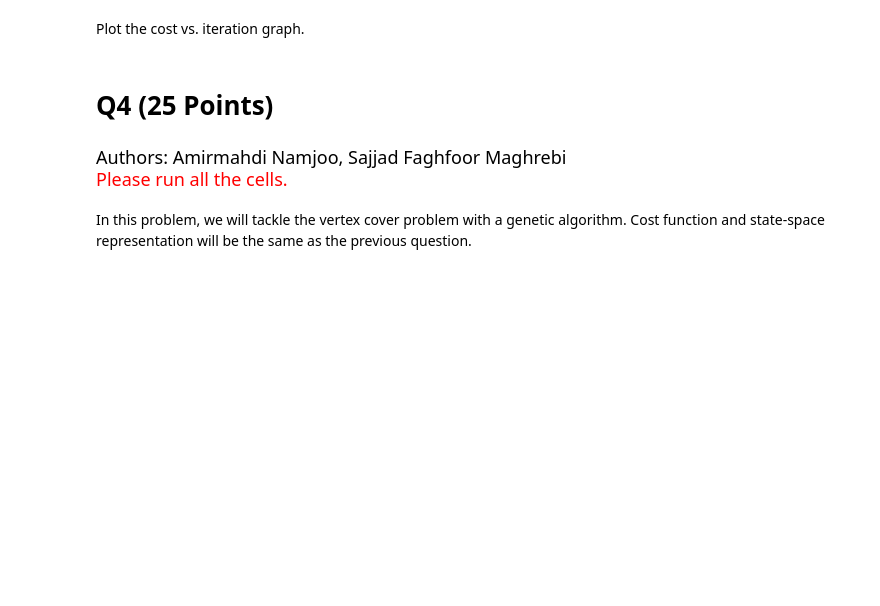
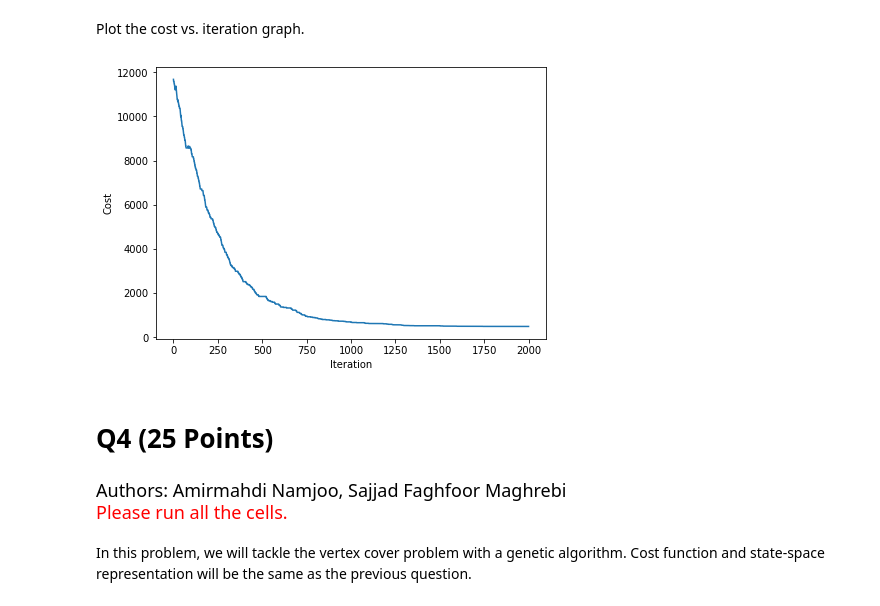
Before and after one commit to Parsa2820/ai-projects, a Jupyter notebook: projects/1/practical/questions.ipynb, the cells around one changed output. Drawn from its saved outputs; the diff is of its cells as text; code cells hidden in the pictures; blank space fills up the shorter version.

```diff
--- a/projects/1/practical/questions.ipynb
+++ b/projects/1/practical/questions.ipynb
@@ -864,13 +1008,20 @@ Plot the cost vs. iteration graph.
 # %%
 def plot_cost(cost_list):
     ###################################################################
     # (1 Points)                                                      #
     # This functions gets the cost_list array and plot                #
     # cost vs. iteration                                              #
     ###################################################################
-    pass
+    x = range(len(cost_list))
+    plt.figure(figsize=(7, 5))
+    plt.plot(x, cost_list)
+    plt.xlabel('Iteration')
+    plt.ylabel('Cost')
+    plt.show()
 
 plot_cost(cost_list)
+# %% [output]
+[figure, added]
 # %% [markdown]
 # Q4 (25 Points)
 # %% [markdown]
```
Also changed, not shown: parts of 28 cells of this notebook, 5 other files.
